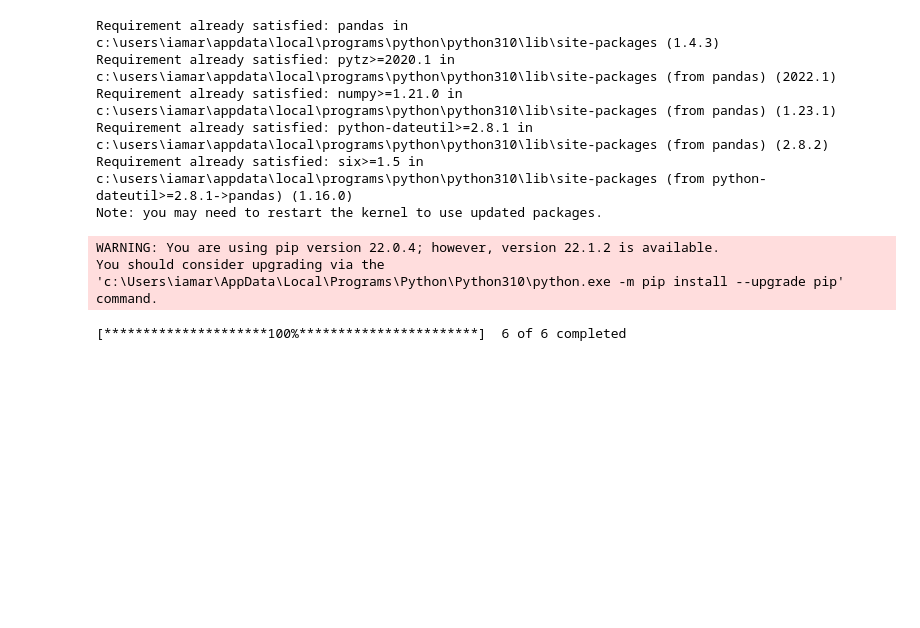
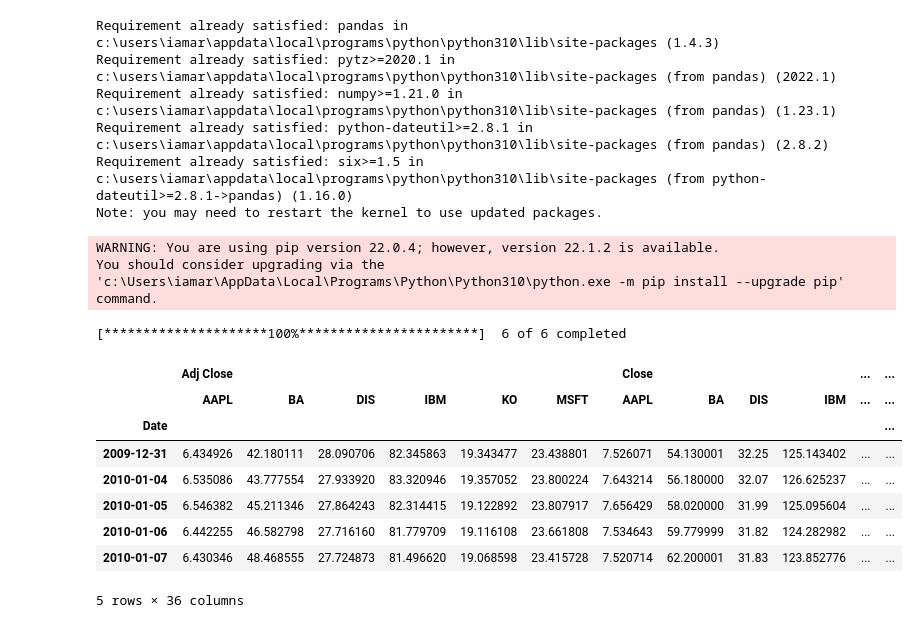
Before and after one commit to amarendra-singh/FinancePython, a Jupyter notebook: yFinance.ipynb, the cells around one changed output. Cells and saved outputs as stored; diff of their text form; code cells hidden in the pictures; blank space fills up the shorter version.

```diff
--- a/yFinance.ipynb
+++ b/yFinance.ipynb
@@ -63,3 +63,15 @@ ticker = ['AAPL',"BA","KO","IBM","DIS","MSFT"]
 stock = yf.download(ticker, start="2010-01-01", end="2022-01-01")
 # %% [output]
 [*********************100%***********************]  6 of 6 completed
+# %%
+stock.head() # First 5 records of table
+# %% [output]
+|  | Adj Close |  |  |  |  |  | Close |  |  |  | ... | ... |
+|  | AAPL | BA | DIS | IBM | KO | MSFT | AAPL | BA | DIS | IBM | ... | ... |
+| Date |  |  |  |  |  |  |  |  |  |  |  | ... |
+| 2009-12-31 | 6.434926 | 42.180111 | 28.090706 | 82.345863 | 19.343477 | 23.438801 | 7.526071 | 54.130001 | 32.25 | 125.143402 | ... | ... |
+| 2010-01-04 | 6.535086 | 43.777554 | 27.933920 | 83.320946 | 19.357052 | 23.800224 | 7.643214 | 56.180000 | 32.07 | 126.625237 | ... | ... |
+| 2010-01-05 | 6.546382 | 45.211346 | 27.864243 | 82.314415 | 19.122892 | 23.807917 | 7.656429 | 58.020000 | 31.99 | 125.095604 | ... | ... |
+| 2010-01-06 | 6.442255 | 46.582798 | 27.716160 | 81.779709 | 19.116108 | 23.661808 | 7.534643 | 59.779999 | 31.82 | 124.282982 | ... | ... |
+| 2010-01-07 | 6.430346 | 48.468555 | 27.724873 | 81.496620 | 19.068598 | 23.415728 | 7.520714 | 62.200001 | 31.83 | 123.852776 | ... | ... |
+5 rows × 36 columns
```
Also changed, not shown: parts of 11 cells of this notebook, 1 other file.
